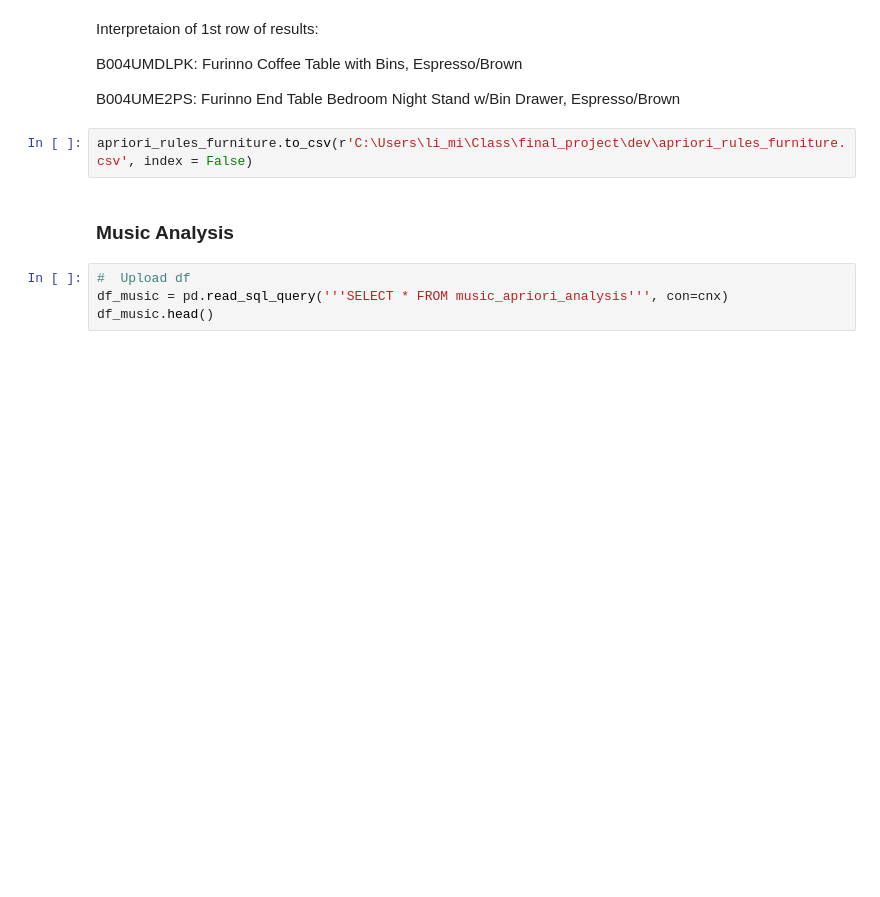
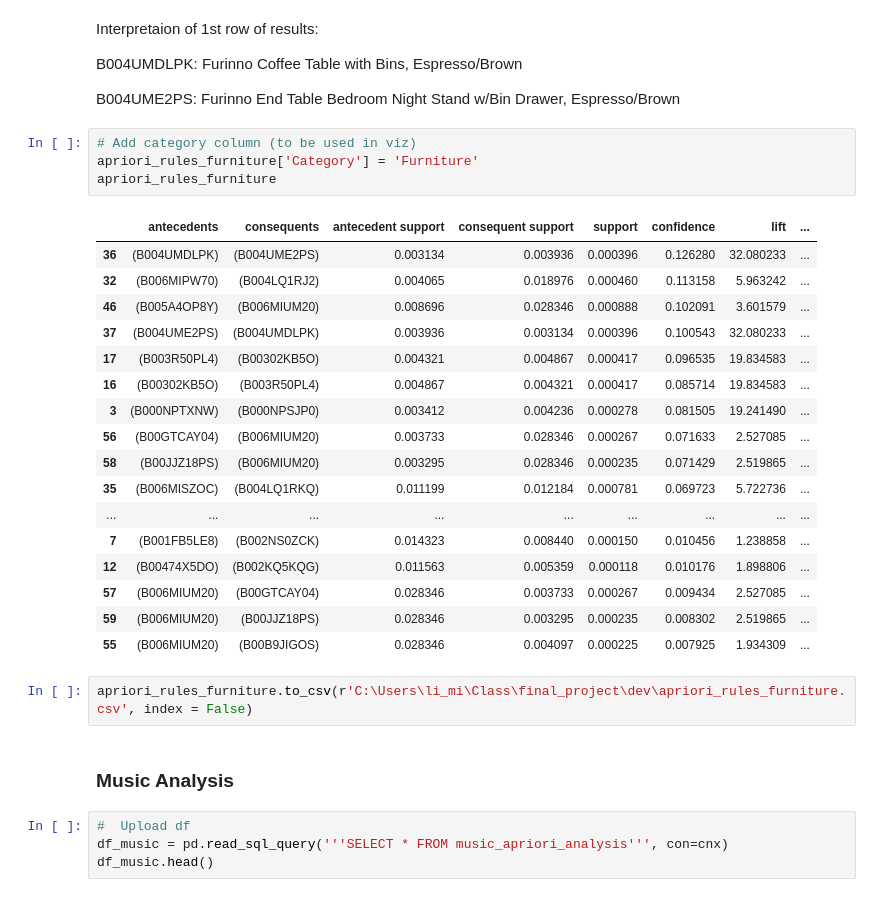
Before and after one commit to jbenasuli/consumer_behavior, a Jupyter notebook: Apriori-Apparel_Furniture_Music_Office.ipynb, the cells around one changed output. Saved outputs shown, nothing was run; the diff lists cells and outputs as text; blank space fills up the shorter version.

```diff
--- a/Apriori-Apparel_Furniture_Music_Office.ipynb
+++ b/Apriori-Apparel_Furniture_Music_Office.ipynb
@@ -211,6 +233,28 @@ Interpretaion of 1st row of results:
 B004UMDLPK: Furinno Coffee Table with Bins, Espresso/Brown
 
 B004UME2PS: Furinno End Table Bedroom Night Stand w/Bin Drawer, Espresso/Brown
+# %%
+# Add category column (to be used in viz)
+apriori_rules_furniture['Category'] = 'Furniture'
+apriori_rules_furniture
+# %% [output]
+|  | antecedents | consequents | antecedent support | consequent support | support | confidence | lift | ... |
+| 36 | (B004UMDLPK) | (B004UME2PS) | 0.003134 | 0.003936 | 0.000396 | 0.126280 | 32.080233 | ... |
+| 32 | (B006MIPW70) | (B004LQ1RJ2) | 0.004065 | 0.018976 | 0.000460 | 0.113158 | 5.963242 | ... |
+| 46 | (B005A4OP8Y) | (B006MIUM20) | 0.008696 | 0.028346 | 0.000888 | 0.102091 | 3.601579 | ... |
+| 37 | (B004UME2PS) | (B004UMDLPK) | 0.003936 | 0.003134 | 0.000396 | 0.100543 | 32.080233 | ... |
+| 17 | (B003R50PL4) | (B00302KB5O) | 0.004321 | 0.004867 | 0.000417 | 0.096535 | 19.834583 | ... |
+| 16 | (B00302KB5O) | (B003R50PL4) | 0.004867 | 0.004321 | 0.000417 | 0.085714 | 19.834583 | ... |
+| 3 | (B000NPTXNW) | (B000NPSJP0) | 0.003412 | 0.004236 | 0.000278 | 0.081505 | 19.241490 | ... |
+| 56 | (B00GTCAY04) | (B006MIUM20) | 0.003733 | 0.028346 | 0.000267 | 0.071633 | 2.527085 | ... |
+| 58 | (B00JJZ18PS) | (B006MIUM20) | 0.003295 | 0.028346 | 0.000235 | 0.071429 | 2.519865 | ... |
+| 35 | (B006MISZOC) | (B004LQ1RKQ) | 0.011199 | 0.012184 | 0.000781 | 0.069723 | 5.722736 | ... |
+| ... | ... | ... | ... | ... | ... | ... | ... | ... |
+| 7 | (B001FB5LE8) | (B002NS0ZCK) | 0.014323 | 0.008440 | 0.000150 | 0.010456 | 1.238858 | ... |
+| 12 | (B00474X5DO) | (B002KQ5KQG) | 0.011563 | 0.005359 | 0.000118 | 0.010176 | 1.898806 | ... |
+| 57 | (B006MIUM20) | (B00GTCAY04) | 0.028346 | 0.003733 | 0.000267 | 0.009434 | 2.527085 | ... |
+| 59 | (B006MIUM20) | (B00JJZ18PS) | 0.028346 | 0.003295 | 0.000235 | 0.008302 | 2.519865 | ... |
+| 55 | (B006MIUM20) | (B00B9JIGOS) | 0.028346 | 0.004097 | 0.000225 | 0.007925 | 1.934309 | ... |
 # %%
 apriori_rules_furniture.to_csv(r'C:\Users\li_mi\Class\final_project\dev\apriori_rules_furniture.csv', index = False)
 # %% [markdown]
```
Also changed, not shown: parts of 14 cells of this notebook.
